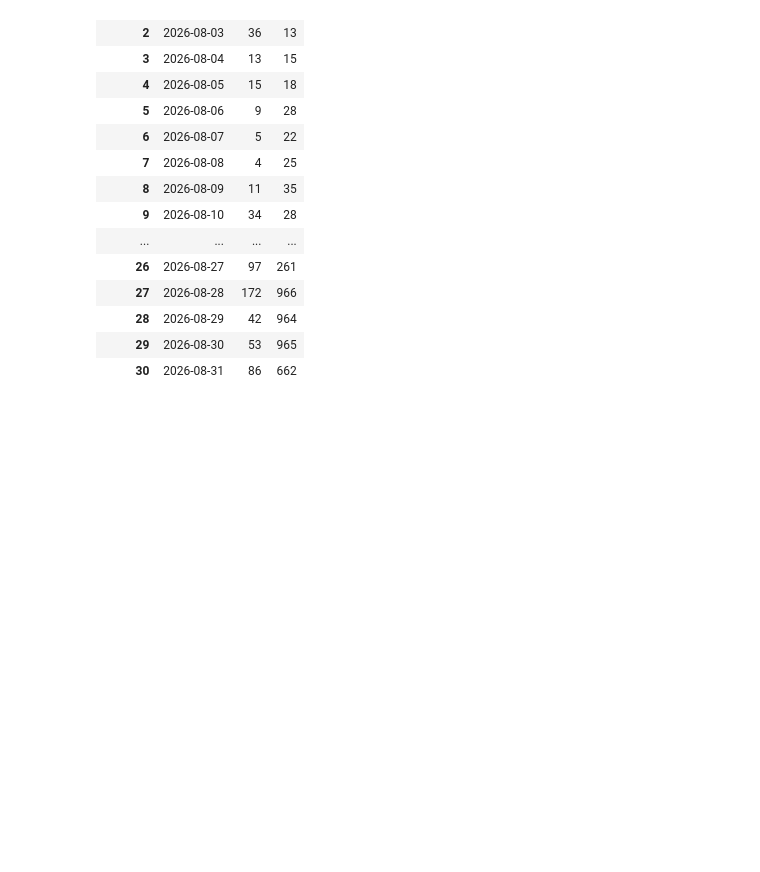
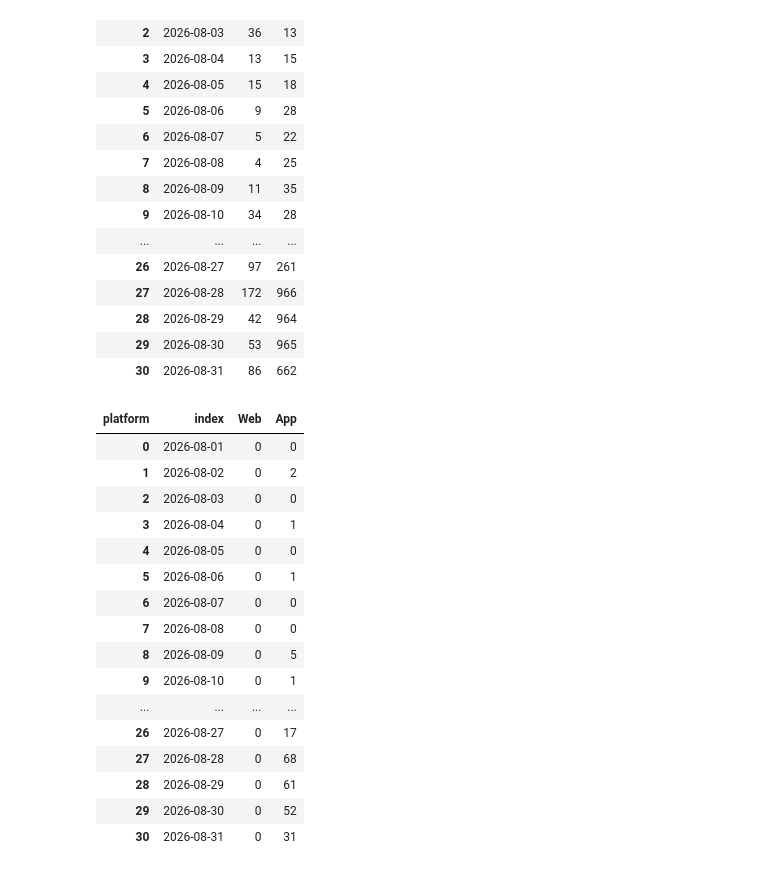
Before and after one commit to lenaopr/2026_09, a Jupyter notebook: 2026_09_21/LSLS/LSLS_1.ipynb, the cells around one changed output. Drawn from its saved outputs; the diff is of its cells as text; code cells hidden in the pictures; blank space fills up the shorter version.

```diff
--- a/2026_09_21/LSLS/LSLS_1.ipynb
+++ b/2026_09_21/LSLS/LSLS_1.ipynb
@@ -204,3 +209,23 @@ pivoted_df_2
 # #     writer.book = book
 # #     writer.sheets = dict((ws.title, ws) for ws in book.worksheets)
 #     pivoted_df_2.to_excel(writer, sheet_name='reduction of salt.sugar', startrow=42, header=None, index=False)
+# %%
+# 3. Daily Theme Listing Impressions
+
+# 18:01:37|| or.search.layer.search| CityID:0;geo:22.2915594%2C114.2081171;LndID:35336;Page:1;sr:lmsSr1;Lang:zh_TW;Ver:7.20.4; sn:hk.Search.layer
+
+sql = f"""
+    select date(time) as querydate, platform, count(1) as count
+    from `openrice-production.ORGA.PV_{year}{str_month}*`
+    WHERE (
+        LOWER(EventAction) = 'or.search.layer.search'
+        AND (
+                (LOWER(EventLabelRaw) LIKE '%35336%')
+            )
+    )
+    group by platform, querydate
+    """
+
+# condition for app and web
+
+df_big_query_3 = client.query(sql).result().to_dataframe()
@@ -206,0 +234,33 @@ pivoted_df_2
+# %%
+pivoted_df_3 = df_big_query_3.pivot(index='querydate', columns='platform', values='count')
+pivoted_df_3 = pivoted_df_3.reindex(index=all_dates, fill_value=0).fillna(0)
+expected_platforms = ["desktop", "mobile", "ios", "android", "hms"]
+pivoted_df_3 = pivoted_df_3.reindex(columns=expected_platforms, fill_value=0)
+
+pivoted_df_3["Web"]= pivoted_df_3["desktop"] + pivoted_df_3["mobile"]
+pivoted_df_3["App"]=pivoted_df_3["ios"] + pivoted_df_3["android"] + pivoted_df_3["hms"]
+pivoted_df_3 =pivoted_df_3[["Web","App"]]
+
+
+pivoted_df_3.index.name = None
+pivoted_df_3.reset_index(inplace=True)
+
+pivoted_df_3
+# %% [output]
+| platform | index | Web | App |
+| 0 | 2026-08-01 | 0 | 0 |
+| 1 | 2026-08-02 | 0 | 2 |
+| 2 | 2026-08-03 | 0 | 0 |
+| 3 | 2026-08-04 | 0 | 1 |
+| 4 | 2026-08-05 | 0 | 0 |
+| 5 | 2026-08-06 | 0 | 1 |
+| 6 | 2026-08-07 | 0 | 0 |
+| 7 | 2026-08-08 | 0 | 0 |
+| 8 | 2026-08-09 | 0 | 5 |
+| 9 | 2026-08-10 | 0 | 1 |
+| ... | ... | ... | ... |
+| 26 | 2026-08-27 | 0 | 17 |
+| 27 | 2026-08-28 | 0 | 68 |
+| 28 | 2026-08-29 | 0 | 61 |
+| 29 | 2026-08-30 | 0 | 52 |
+| 30 | 2026-08-31 | 0 | 31 |
```
Also changed, not shown: parts of 10 cells of this notebook.
